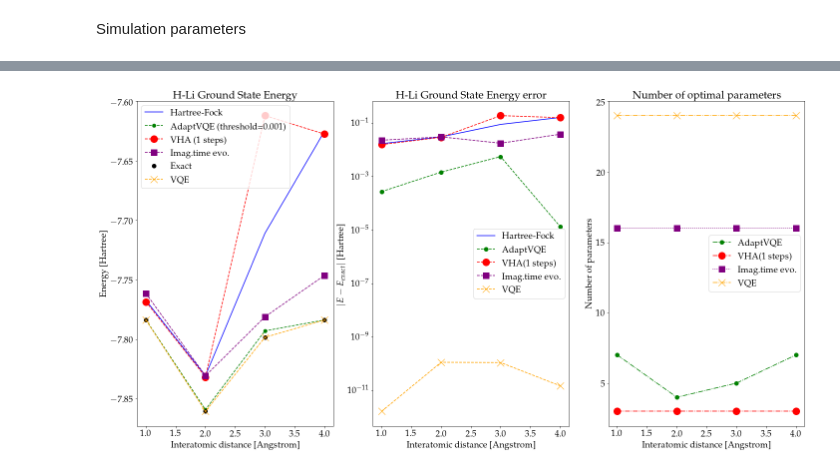
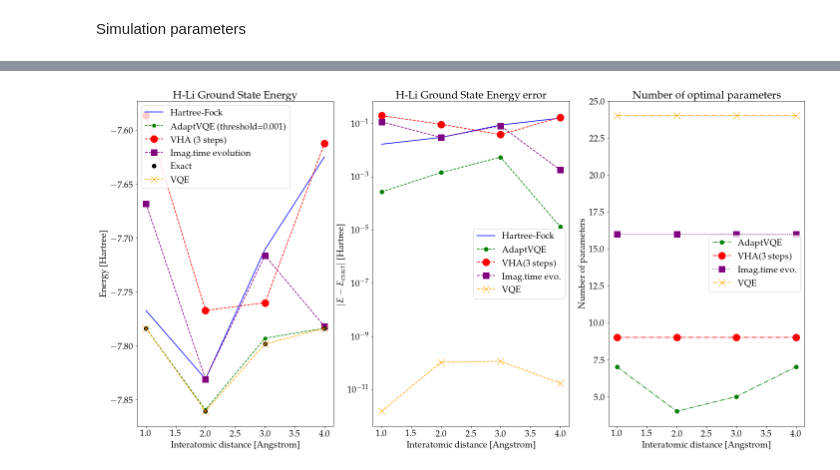
Before and after one commit to gsilviHQS/Variationals_algorithms, a Jupyter notebook: misc/notebooks/VQE_vs_adaptVQE_vs_VHA_vs_ImTiEvo_example.ipynb, the cells around one changed output, grey strips where cells are left out. Saved outputs shown, nothing was run; the diff lists cells and outputs as text; code cells hidden in the pictures.

Commit message:
first QLM remote run with noise

```diff
--- a/misc/notebooks/VQE_vs_adaptVQE_vs_VHA_vs_ImTiEvo_example.ipynb
+++ b/misc/notebooks/VQE_vs_adaptVQE_vs_VHA_vs_ImTiEvo_example.ipynb
@@ -50,7 +50,7 @@ use_qlm = True # instead of Qiskit
 
 use_remote_qlm = True # use QLM remote server
 
-usenoise = False  # Noise available for Qiskit or QLM remote
+usenoise = True  # Noise available for Qiskit or QLM remote
 # %%
 #'qiskit-terra': '0.18.2', 'qiskit-aer': '0.8.2', 'qiskit-ignis': None, 'qiskit-ibmq-provider': None, 'qiskit-aqua': None,
 #'qiskit': '0.30.0', 'qiskit-nature': '0.2.0', 'qiskit-finance': None, 'qiskit-optimization': None, 'qiskit-machine-learning': None
@@ -124,7 +165,7 @@ Simulation parameters
 
 # Molecule
 molecule = 'H .0 .0 -{0}; Li .0 .0 {0}'
-orbitals_to_remove = []
+orbitals_to_remove = [4,5]
 basis = 'sto3g'
 
 # Distance to be used for the VQE
@@ -139,7 +180,7 @@ optimizer = L_BFGS_B(maxiter=1000)
 
 
 # VHA parameters
-trotter_steps = 1
+trotter_steps = 3
 time_step_size = 1
 # prepare intial point for VHA, inspired by adiabatic evolution
 ip = []
@@ -344,7 +385,7 @@ fig, (ax1, ax2, ax3) = plt.subplots(1, 3, figsize=(24, 12))
 ax1.plot(distances, hf_energies, color='blue', label='Hartree-Fock')
 ax1.plot(distances, adapt_vqe_energies, '.',markersize=14,linestyle='--', color='green', label='AdaptVQE (threshold=0.001)')
 ax1.plot(distances, vha_energies, 'o',markersize=14,linestyle='--', color='red', label='VHA ('+str(trotter_steps)+' steps)')
-ax1.plot(distances, Ievo_energies, 's',markersize=12,linestyle='--', color='purple', label='Imag.time evo.')
+ax1.plot(distances, Ievo_energies, 's',markersize=12,linestyle='--', color='purple', label='Imag.time evolution')
 ax1.plot(distances, exact_energies, '.',markersize=16, color='black', label='Exact')
 ax1.plot(distances, vqe_energies, 'x',markersize=14,linestyle='--', color='orange', label='VQE')
 ax1.set_xlabel('Interatomic distance [Angstrom]')
@@ -359,31 +400,31 @@ ypoints = [abs(a - b) for a, b in zip(adapt_vqe_energies, exact_energies)]
 ax2.plot(distances, ypoints, '.',markersize=16, linestyle='--', color='green', label='AdaptVQE')
 ypoints = [abs(a - b) for a, b in zip(vha_energies, exact_energies)]
 ax2.plot(distances, ypoints, 'o',markersize=14, linestyle='--', color='red', label='VHA('+str(trotter_steps)+' steps)')
 ypoints = [abs(a - b) for a, b in zip(Ievo_energies, exact_energies)]
 ax2.plot(distances, ypoints, 's',markersize=12, linestyle='--', color='purple', label='Imag.time evo.')
 ypoints = [abs(a - b) for a, b in zip(vqe_energies, exact_energies)]
 ax2.plot(distances, ypoints, 'x',markersize=14, linestyle='--', color='orange', label='VQE')
 
 ax2.set_yscale('log')
 ax2.set_xlabel('Interatomic distance [Angstrom]')
 ax2.set_ylabel('$|E-E_{exact}|$ [Hartree]')
 ax2.set_title('H-Li Ground State Energy error')
 ax2.legend()
 
 
 
 ax3.plot(distances, adapt_vqe_params, '.',markersize=16, linestyle='-.', color='green', label='AdaptVQE')
 ax3.plot(distances, vha_params, 'o',markersize=14, linestyle='-.', color='red', label='VHA('+str(trotter_steps)+' steps)')
 ax3.plot(distances, Ievo_params, 's',markersize=12, linestyle=':', color='purple', label='Imag.time evo.')
 ax3.plot(distances, vqe_params, 'x',markersize=14, linestyle='-.', color='orange', label='VQE')
 
 ax3.set_xlabel('Interatomic distance [Angstrom]')
 ax3.set_ylabel('Number of parameters')
 ax3.set_title('Number of optimal parameters')
 ax3.legend()
 
 
 if usenoise==True: fig.savefig('LiH_ground_energy_noise.pdf')
 else: fig.savefig('LiH_ground_energy.pdf')
 # %% [output]
-[figure, old version]
+[figure, new version]
```
Also changed, not shown: parts of 4 cells of this notebook.
